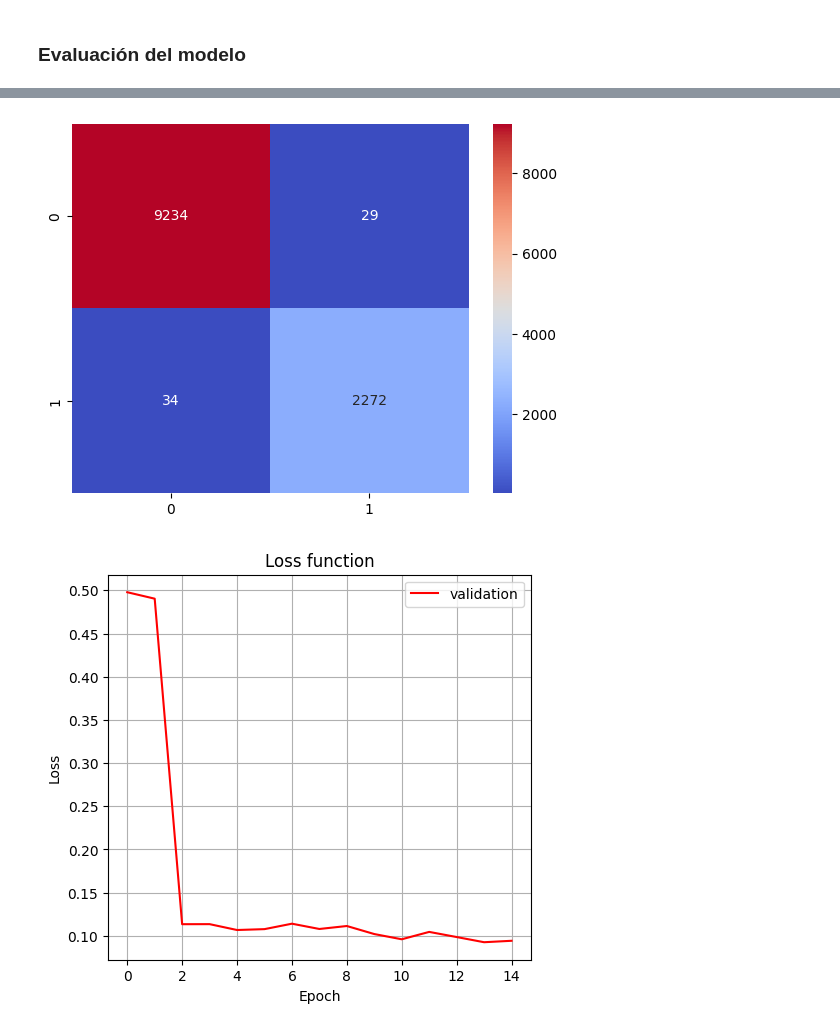
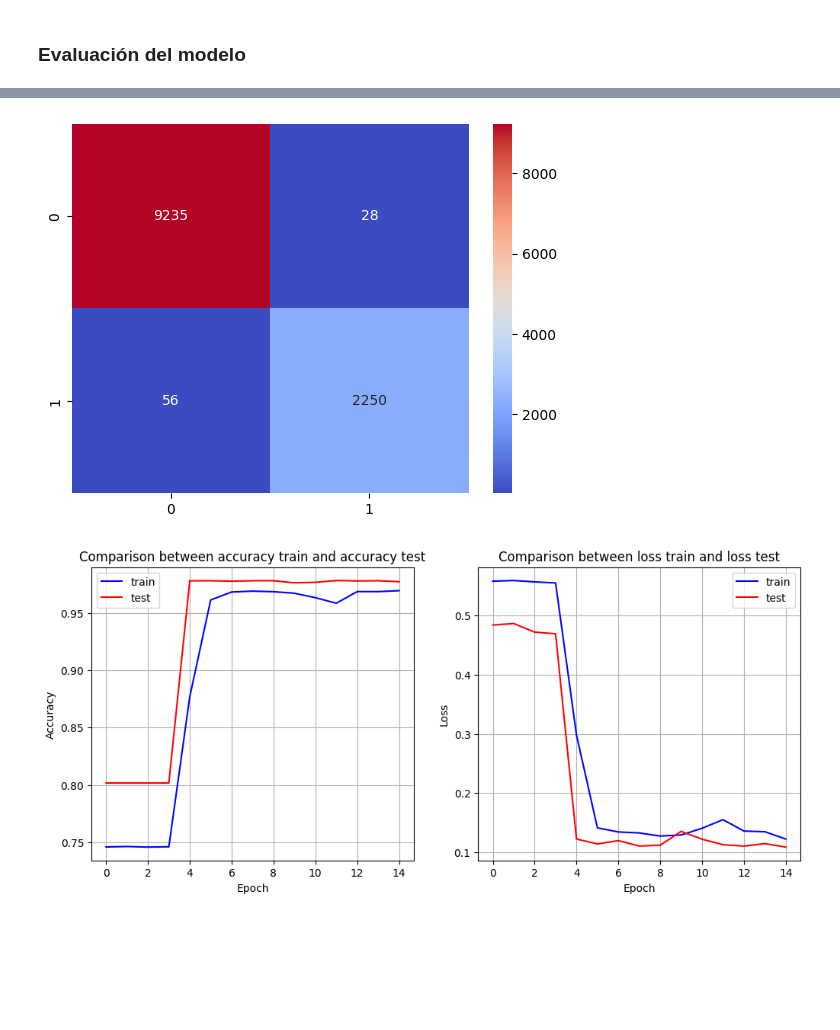
Before and after one commit to ManuelPerezOrt/LSTM_Pronostico_Lluvia, a Jupyter notebook: LSTM_Prediccion_Lluvia.ipynb, the cells around one changed output, grey strips where cells are left out. Cells and saved outputs as stored; diff of their text form; code cells hidden in the pictures; blank space fills up the shorter version.

```diff
--- a/LSTM_Prediccion_Lluvia.ipynb
+++ b/LSTM_Prediccion_Lluvia.ipynb
@@ -185,7 +185,8 @@ def create_model():
 
 model = create_model()
 model.compile(optimizer = tf.keras.optimizers.Adam(learning_rate = 0.01),
-              loss = 'binary_crossentropy')
+              loss = 'binary_crossentropy',
+              metrics = ['accuracy'])
 # %% [markdown]
 ### Entrenamiento del modelo
 # %%
@@ -256,8 +257,18 @@ cm
 plt.figure(figsize=(12,5))
 
 plt.subplot(1,2,1)
-plt.plot(history.history['val_loss'], color= 'red', label = 'validation')
-plt.title('Loss function')
+plt.plot(history.history['accuracy'], color = 'blue', label = 'train')
+plt.plot(history.history['val_accuracy'], color = 'red', label = 'test')
+plt.title('Comparison between accuracy train and accuracy test')
+plt.xlabel('Epoch')
+plt.ylabel('Accuracy')
+plt.grid()
+plt.legend()
+
+plt.subplot(1,2,2)
+plt.plot(history.history['loss'], color = 'blue', label = 'train')
+plt.plot(history.history['val_loss'], color= 'red', label = 'test')
+plt.title('Comparison between loss train and loss test')
 plt.xlabel('Epoch')
 plt.ylabel('Loss')
 plt.grid()
@@ -266,5 +277,6 @@ plt.legend()
 plt.show()
 
 print(f"Loss: {sum(history.history['val_loss']) / len(history.history['val_loss'])}")
+print(f"Acuracy: {sum(history.history['val_accuracy']) / len(history.history['val_accuracy'])}")
 # %% [output]
 11569
@@ -272,2 +284,2 @@ print(f"Loss: {sum(history.history['val_loss']) / len(history.history['val_loss'
 [figure]
-[figure, old version]
+[figure, new version]
```
Also changed, not shown: parts of 4 cells of this notebook.
